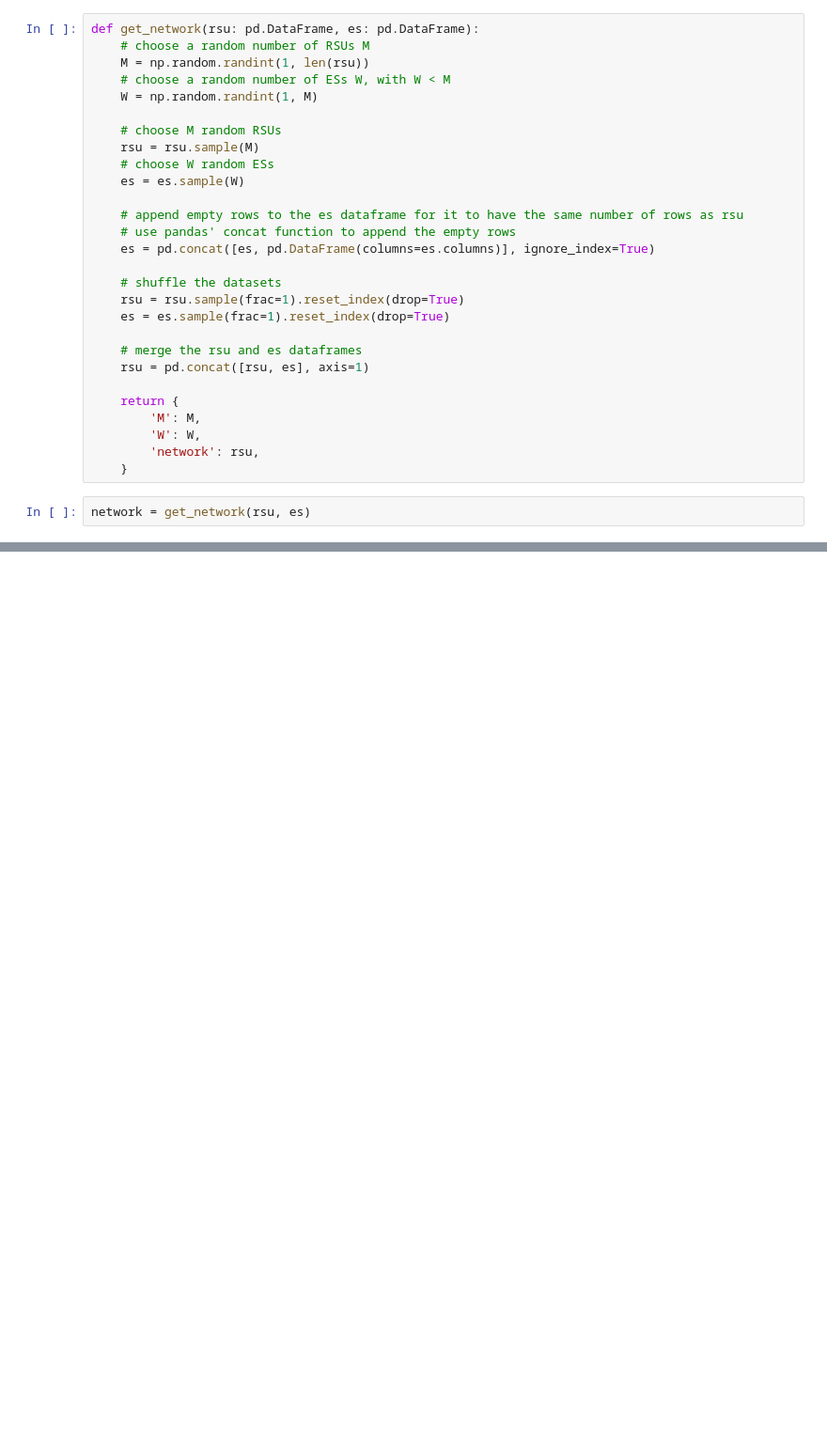
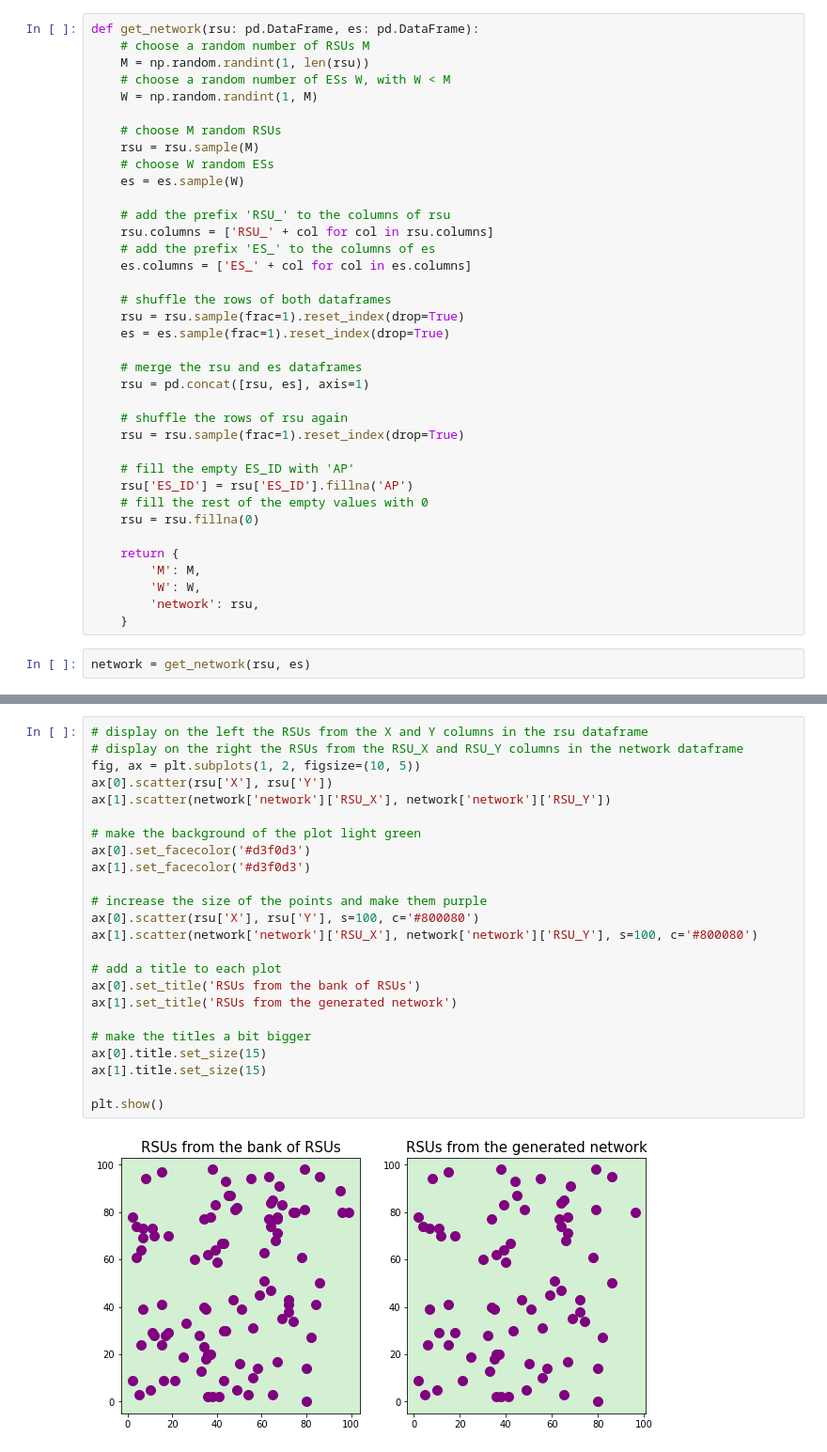
Before and after one commit to laurendudu/optimization-and-iov, a Jupyter notebook: optimization.ipynb, the cells around one changed output, grey strips where cells are left out. Shown at 94% size. Saved outputs shown, nothing was run; the diff lists cells and outputs as text; blank space fills up the shorter version.

Commit message:
Plots

```diff
--- a/optimization.ipynb
+++ b/optimization.ipynb
@@ -24,17 +24,26 @@ def get_network(rsu: pd.DataFrame, es: pd.DataFrame):
     # choose W random ESs
     es = es.sample(W)
 
-    # append empty rows to the es dataframe for it to have the same number of rows as rsu
-    # use pandas' concat function to append the empty rows
-    es = pd.concat([es, pd.DataFrame(columns=es.columns)], ignore_index=True)
+    # add the prefix 'RSU_' to the columns of rsu
+    rsu.columns = ['RSU_' + col for col in rsu.columns]
+    # add the prefix 'ES_' to the columns of es
+    es.columns = ['ES_' + col for col in es.columns]
 
-    # shuffle the datasets
+    # shuffle the rows of both dataframes
     rsu = rsu.sample(frac=1).reset_index(drop=True)
     es = es.sample(frac=1).reset_index(drop=True)
 
     # merge the rsu and es dataframes
     rsu = pd.concat([rsu, es], axis=1)
 
+    # shuffle the rows of rsu again
+    rsu = rsu.sample(frac=1).reset_index(drop=True)
+
+    # fill the empty ES_ID with 'AP'
+    rsu['ES_ID'] = rsu['ES_ID'].fillna('AP')
+    # fill the rest of the empty values with 0
+    rsu = rsu.fillna(0)
+
     return {
         'M': M,
         'W': W,
@@ -67,0 +69,26 @@ print(network['network'])
+# %%
+# display on the left the RSUs from the X and Y columns in the rsu dataframe
+# display on the right the RSUs from the RSU_X and RSU_Y columns in the network dataframe
+fig, ax = plt.subplots(1, 2, figsize=(10, 5))
+ax[0].scatter(rsu['X'], rsu['Y'])
+ax[1].scatter(network['network']['RSU_X'], network['network']['RSU_Y'])
+
+# make the background of the plot light green
+ax[0].set_facecolor('#d3f0d3')
+ax[1].set_facecolor('#d3f0d3')
+
+# increase the size of the points and make them purple
+ax[0].scatter(rsu['X'], rsu['Y'], s=100, c='#800080')
+ax[1].scatter(network['network']['RSU_X'], network['network']['RSU_Y'], s=100, c='#800080')
+
+# add a title to each plot
+ax[0].set_title('RSUs from the bank of RSUs')
+ax[1].set_title('RSUs from the generated network')
+
+# make the titles a bit bigger
+ax[0].title.set_size(15)
+ax[1].title.set_size(15)
+
+plt.show()
+# %% [output]
+[figure, added]
```
Also changed, not shown: parts of 4 cells of this notebook, 1 other file.
